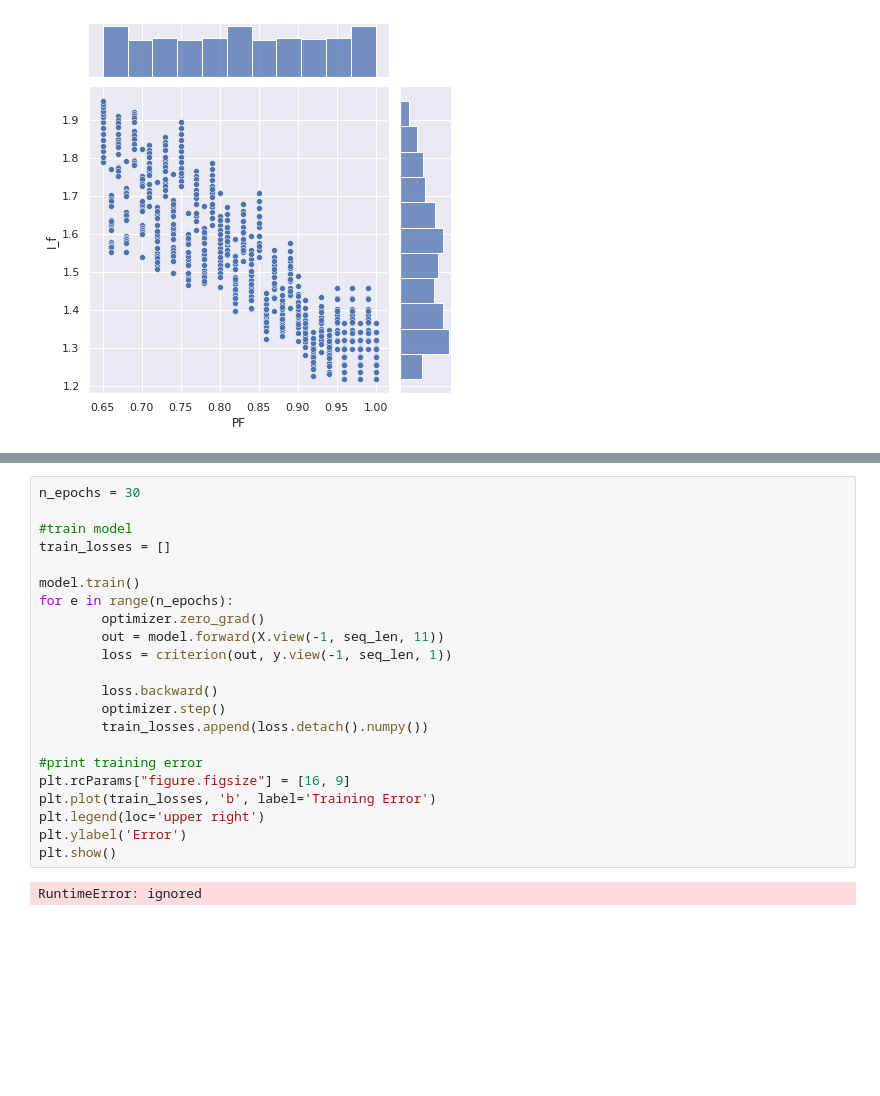
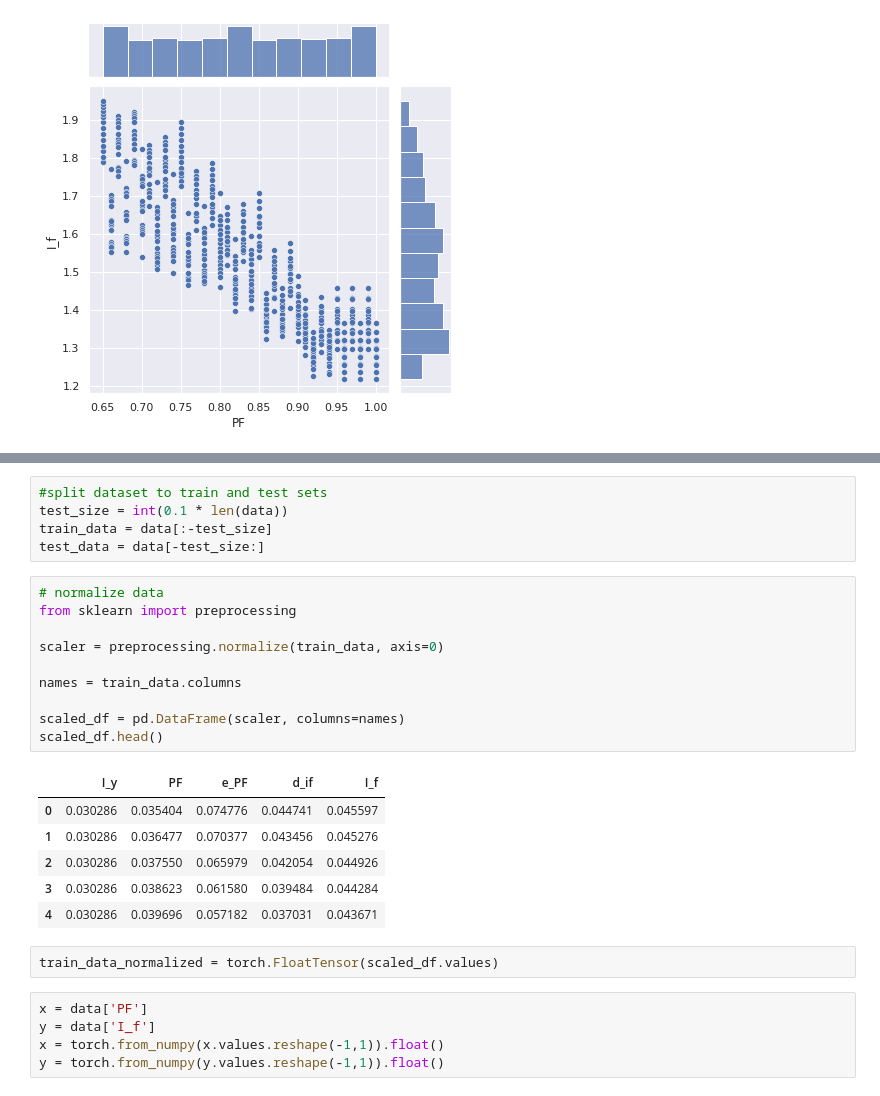
Before and after one commit to Cepera90/sync_maschine, a Jupyter notebook: sync-maschine.ipynb, the cells around one changed output, grey strips where cells are left out. Drawn from its saved outputs; the diff is of its cells as text; blank space fills up the shorter version.

```diff
--- a/sync-maschine.ipynb
+++ b/sync-maschine.ipynb
@@ -102,24 +46,29 @@ NET(
-# %%
-n_epochs = 30
-
-#train model
-train_losses = []
-
-model.train()
-for e in range(n_epochs):
-        optimizer.zero_grad()
-        out = model.forward(X.view(-1, seq_len, 11))
-        loss = criterion(out, y.view(-1, seq_len, 1))
-
-        loss.backward()
-        optimizer.step()
-        train_losses.append(loss.detach().numpy())
-
-#print training error
-plt.rcParams["figure.figsize"] = [16, 9]
-plt.plot(train_losses, 'b', label='Training Error')
-plt.legend(loc='upper right')
-plt.ylabel('Error')
-plt.show()
-# %% [output]
-RuntimeError: ignored
+# %%
+#split dataset to train and test sets
+test_size = int(0.1 * len(data))
+train_data = data[:-test_size]
+test_data = data[-test_size:]
+# %%
+# normalize data
+from sklearn import preprocessing
+
+scaler = preprocessing.normalize(train_data, axis=0)
+
+names = train_data.columns
+
+scaled_df = pd.DataFrame(scaler, columns=names)
+scaled_df.head()
+# %% [output]
+|  | I_y | PF | e_PF | d_if | I_f |
+| 0 | 0.030286 | 0.035404 | 0.074776 | 0.044741 | 0.045597 |
+| 1 | 0.030286 | 0.036477 | 0.070377 | 0.043456 | 0.045276 |
+| 2 | 0.030286 | 0.037550 | 0.065979 | 0.042054 | 0.044926 |
+| 3 | 0.030286 | 0.038623 | 0.061580 | 0.039484 | 0.044284 |
+| 4 | 0.030286 | 0.039696 | 0.057182 | 0.037031 | 0.043671 |
+# %%
+train_data_normalized = torch.FloatTensor(scaled_df.values)
+# %%
+x = data['PF']
+y = data['I_f']
+x = torch.from_numpy(x.values.reshape(-1,1)).float()
+y = torch.from_numpy(y.values.reshape(-1,1)).float()
```
Also changed, not shown: parts of 9 cells of this notebook.
